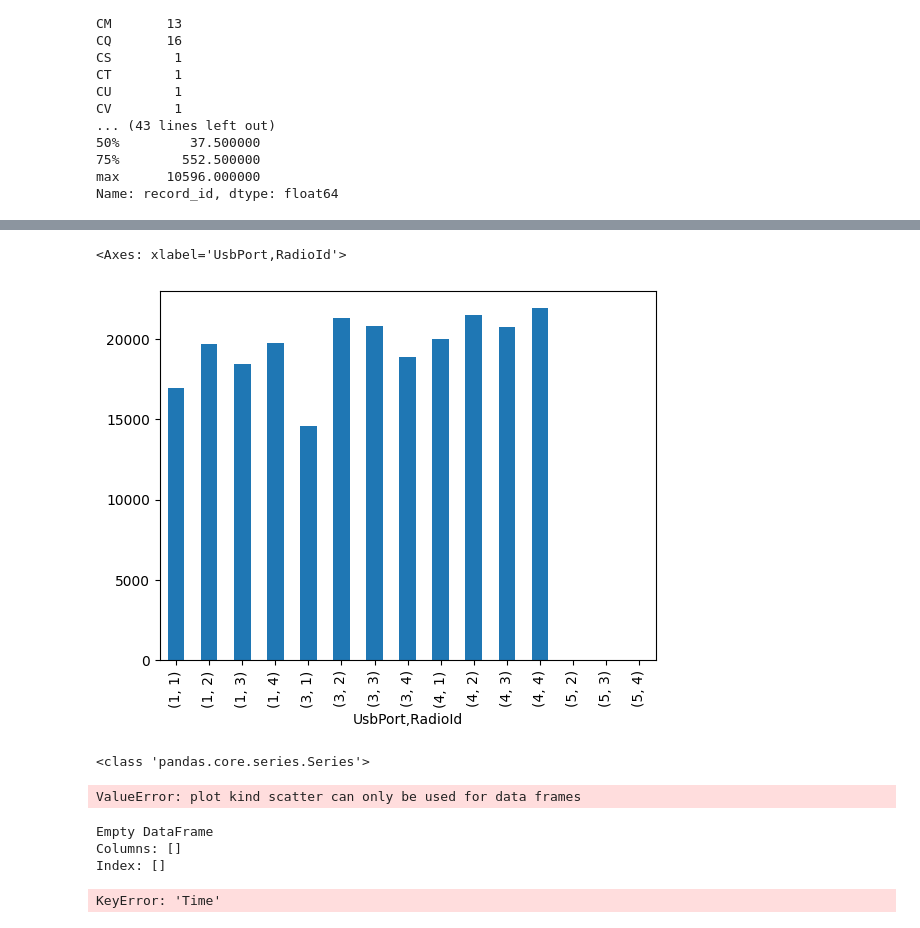
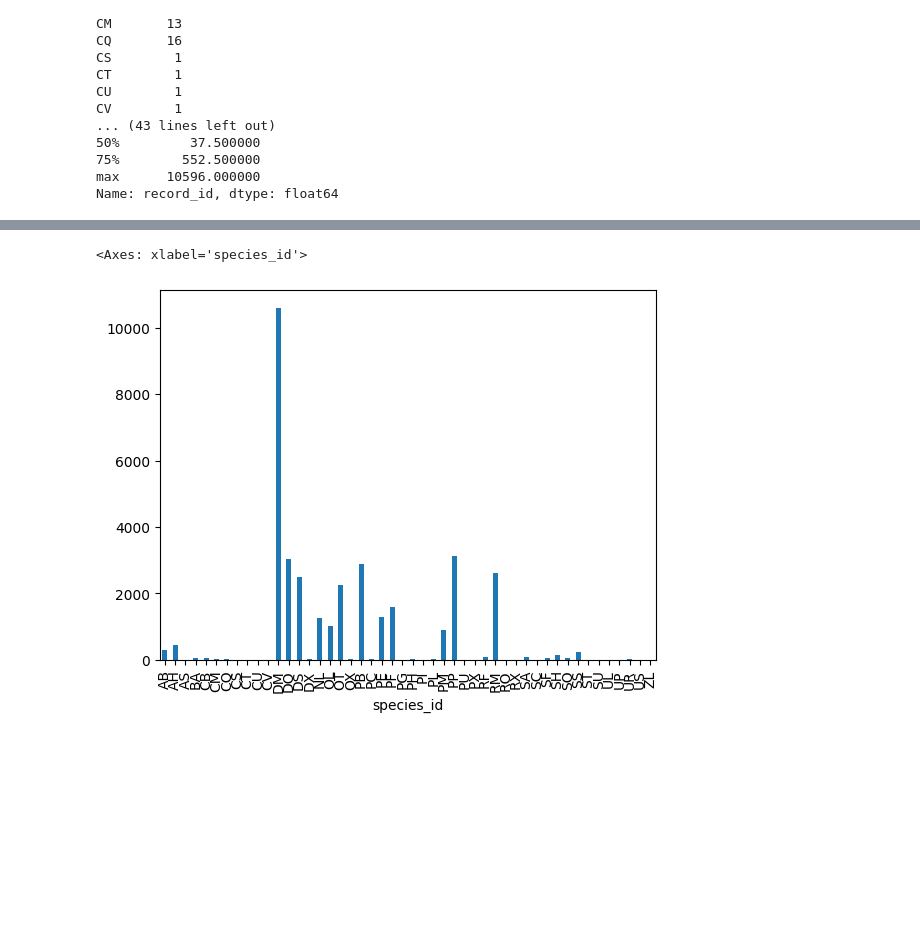
Before and after one commit to meelyn-pandit/sw-python-ecology-lesson, a Jupyter notebook: src/lesson02-starting-with-data.ipynb, the cells around one changed output, grey strips where cells are left out. Saved outputs shown, nothing was run; the diff lists cells and outputs as text; code cells hidden in the pictures; blank space fills up the shorter version.

```diff
--- a/src/lesson02-starting-with-data.ipynb
+++ b/src/lesson02-starting-with-data.ipynb
@@ -195,0 +191,5 @@ KeyError: '0c5f5ced'
+# %%
+# Challenge - Make a List
+## find another way to create a list of species and associated count of the records in the data.
+species_counts = surveys_df.groupby('species_id').count()['record_id']
+print(records)
@@ -196,28 +232,12 @@ KeyError: '0c5f5ced'
 # %%
 # Quick and Easy Plotting Data Using Pandas
+## we can plot our summary stats using pandas too
+
 ## Make sure figures appear inline in Ipython Notebook
 %matplotlib inline
 
 # Create a quick bar chart
-blu_count.plot(kind='bar')
+species_counts.plot(kind='bar')
 # %% [output]
-<Axes: xlabel='UsbPort,RadioId'>
+<Axes: xlabel='species_id'>
-[figure, old version]
+[figure, new version]
-# %%
-total_count = surveys_df.groupby('UsbPort')['TagId'].nunique()
-print(type(total_count))
-total_count.plot(kind='scatter')
-# %% [output]
-<class 'pandas.core.series.Series'>
-ValueError: plot kind scatter can only be used for data frames
-# %%
-# Time Series Graph
-blu_time = pd.DataFrame()
-print(blu_time)
-
-blu_time.plot(x='Time', color=['UsbPort', 'RadioId'])
-# %% [output]
-Empty DataFrame
-Columns: []
-Index: []
-KeyError: 'Time'
```
Also changed, not shown: parts of 10 cells of this notebook, 1 other file.
